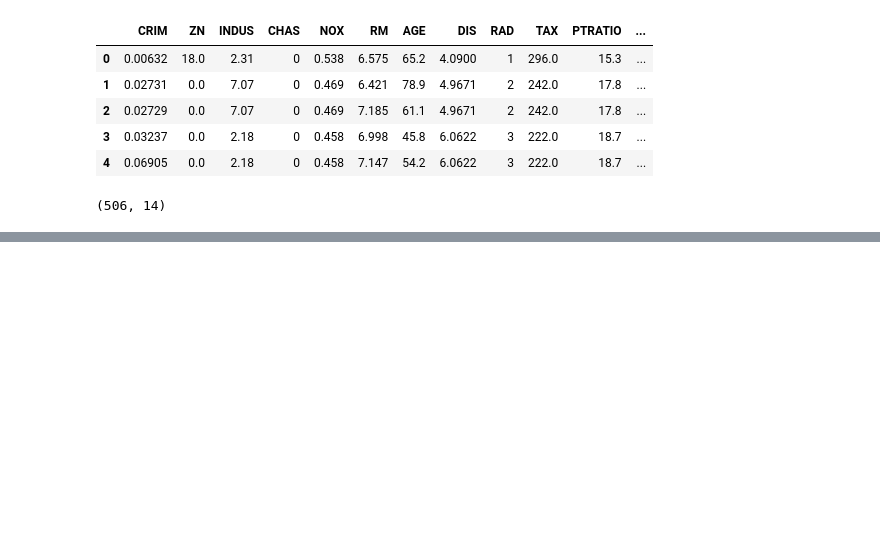
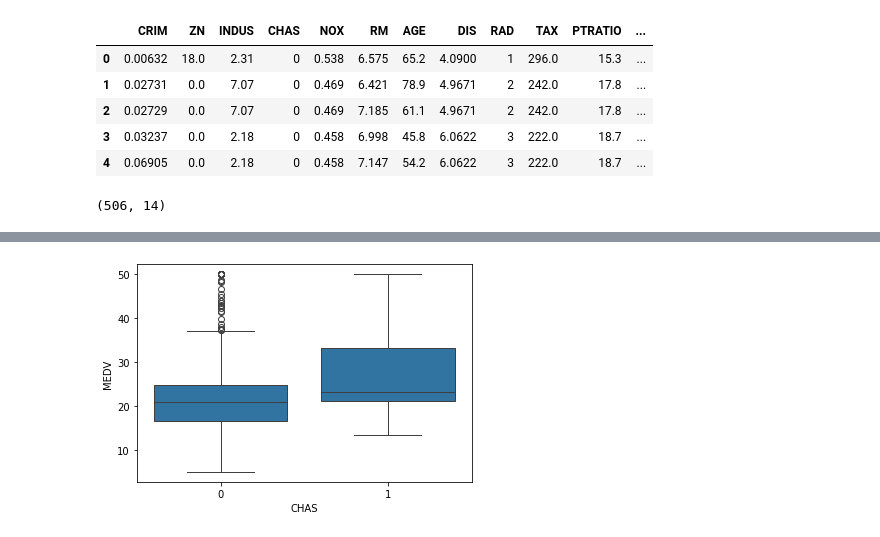
Before and after one commit to huyduong20102004/Boston_House_Prices, a Jupyter notebook: nb.ipynb, the cells around one changed output, grey strips where cells are left out. Saved outputs shown, nothing was run; the diff lists cells and outputs as text; code cells hidden in the pictures; blank space fills up the shorter version.

```diff
--- a/nb.ipynb
+++ b/nb.ipynb
@@ -48,0 +42,3 @@ There are 14 attributes in each case of the dataset. They are:
+# %%
+df1 = df[['CHAS','MEDV']]
+df1.head()
@@ -48,0 +69,5 @@ There are 14 attributes in each case of the dataset. They are:
+# %%
+sns.boxplot(x='CHAS',y='MEDV',data=df1)
+plt.show()
+# %% [output]
+[figure, added]
```
Also changed, not shown: parts of 22 cells of this notebook, 1 other file.
